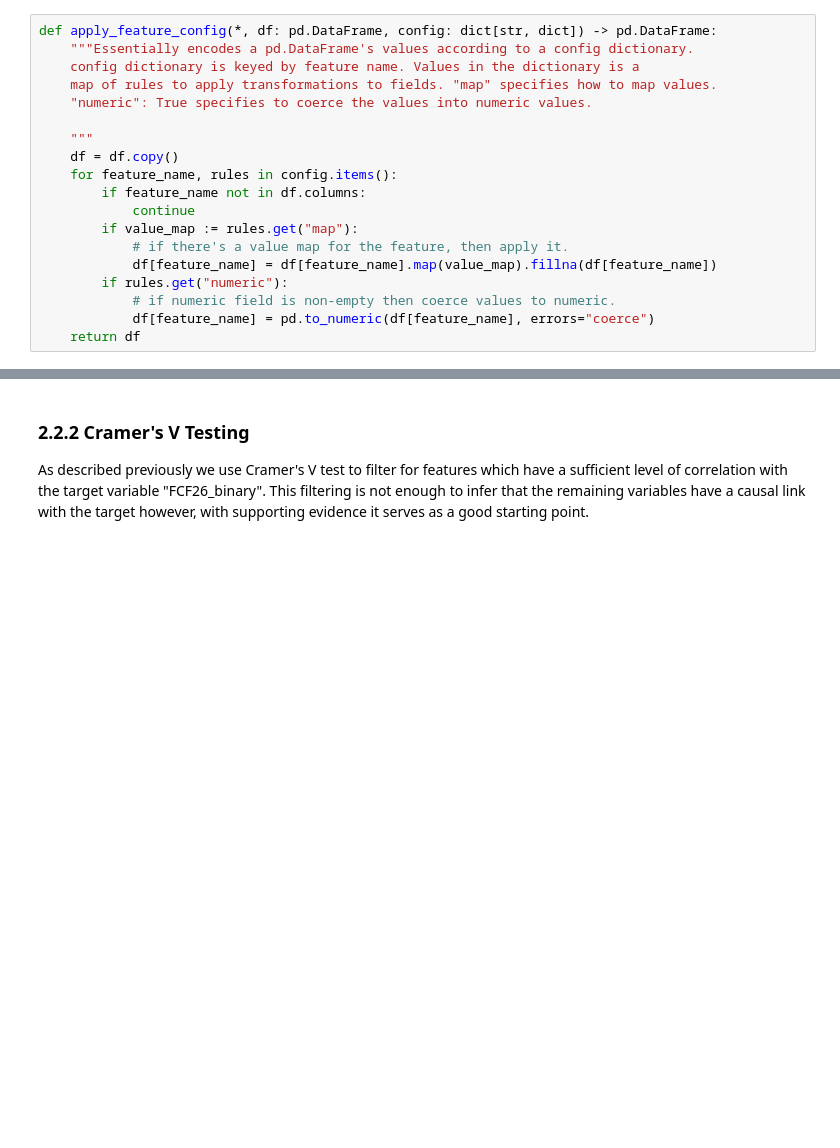
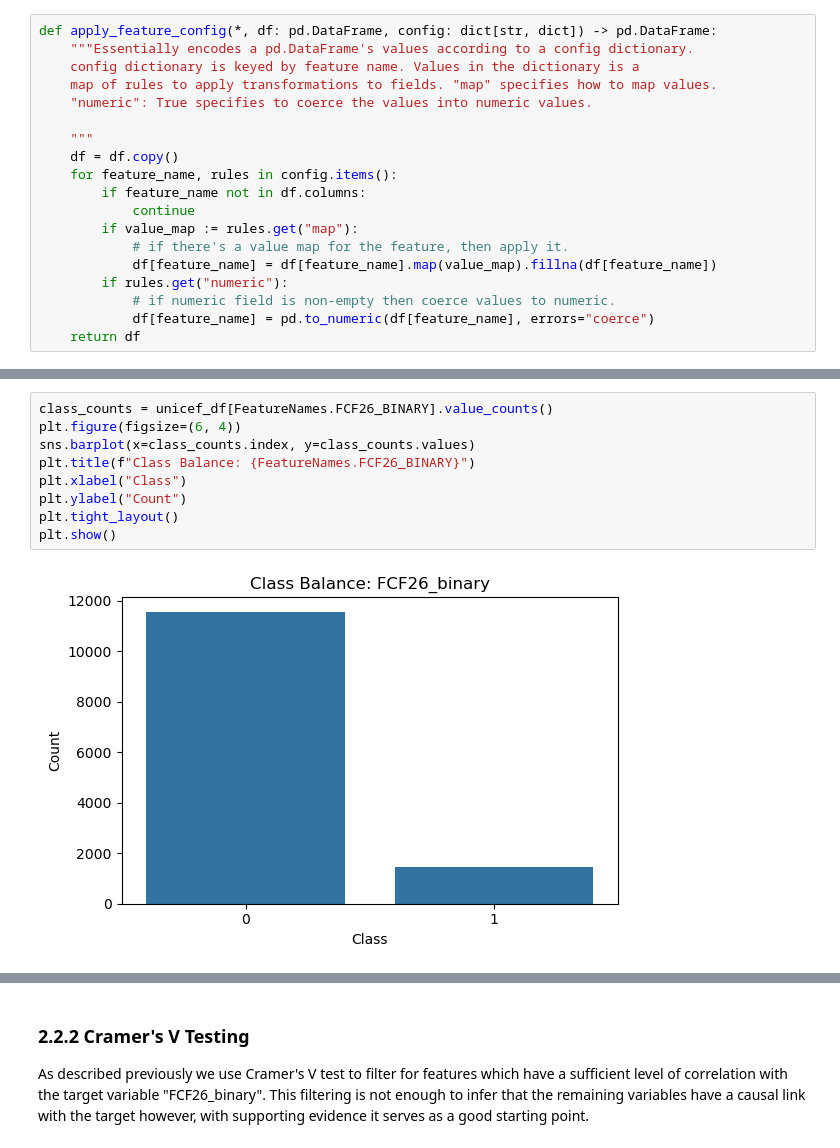
Before and after one commit to bendesousa/ML-Project, a Jupyter notebook: 0_main_report.ipynb, the cells around one changed output, grey strips where cells are left out. Drawn from its saved outputs; the diff is of its cells as text; blank space fills up the shorter version.

```diff
--- a/0_main_report.ipynb
+++ b/0_main_report.ipynb
@@ -395,3 +409,14 @@ print(f"Target: {FeatureNames.FCF26_BINARY} has {unicef_df[FeatureNames.FCF26_BI
 # %% [output]
 Dropping 0.782556 % of rows corresponding to nan values in 'FCF26'.
 Target: FCF26_binary has 0.000000 % nan values
+# %%
+class_counts = unicef_df[FeatureNames.FCF26_BINARY].value_counts()
+plt.figure(figsize=(6, 4))
+sns.barplot(x=class_counts.index, y=class_counts.values)
+plt.title(f"Class Balance: {FeatureNames.FCF26_BINARY}")
+plt.xlabel("Class")
+plt.ylabel("Count")
+plt.tight_layout()
+plt.show()
+# %% [output]
+[figure, added]
```
Also changed, not shown: parts of 10 cells of this notebook.
